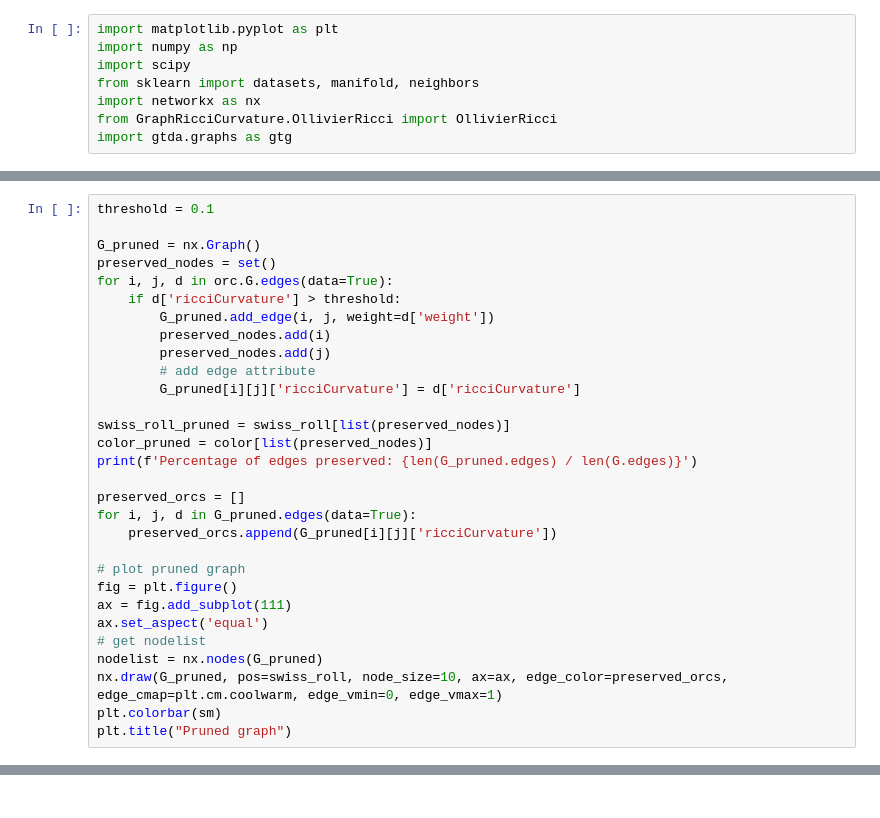
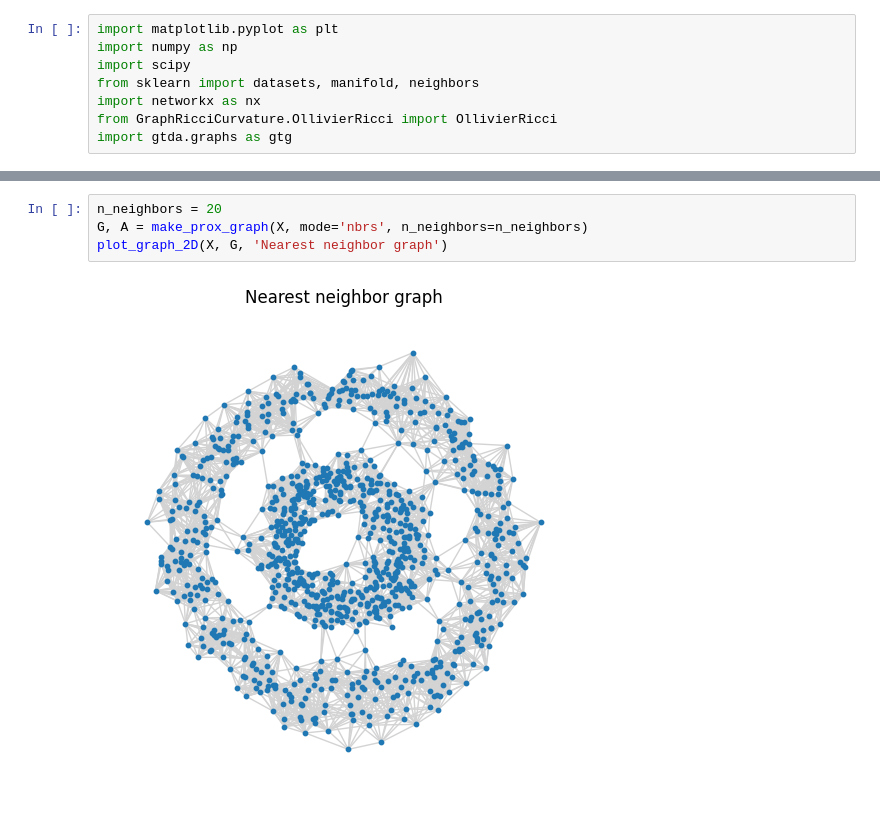
Before and after one commit to TristanSaidi/orcml, a Jupyter notebook: orcml.ipynb, the cells around one changed output, grey strips where cells are left out. Drawn from its saved outputs; the diff is of its cells as text.

```diff
--- a/orcml.ipynb
+++ b/orcml.ipynb
@@ -268,30 +8,0 @@ plt.show()
-# %%
-threshold = 0.1
-
-G_pruned = nx.Graph()
-preserved_nodes = set()
-for i, j, d in orc.G.edges(data=True):
-    if d['ricciCurvature'] > threshold:
-        G_pruned.add_edge(i, j, weight=d['weight'])
-        preserved_nodes.add(i)
-        preserved_nodes.add(j)
-        # add edge attribute
-        G_pruned[i][j]['ricciCurvature'] = d['ricciCurvature']
-
-swiss_roll_pruned = swiss_roll[list(preserved_nodes)]
-color_pruned = color[list(preserved_nodes)]
-print(f'Percentage of edges preserved: {len(G_pruned.edges) / len(G.edges)}')
-
-preserved_orcs = []
-for i, j, d in G_pruned.edges(data=True):
-    preserved_orcs.append(G_pruned[i][j]['ricciCurvature'])
-
-# plot pruned graph
-fig = plt.figure()
-ax = fig.add_subplot(111)
-ax.set_aspect('equal')
-# get nodelist
-nodelist = nx.nodes(G_pruned)
-nx.draw(G_pruned, pos=swiss_roll, node_size=10, ax=ax, edge_color=preserved_orcs, edge_cmap=plt.cm.coolwarm, edge_vmin=0, edge_vmax=1)
-plt.colorbar(sm)
-plt.title("Pruned graph")
@@ -343,0 +300,6 @@ Number of components: 1
+# %%
+n_neighbors = 20
+G, A = make_prox_graph(X, mode='nbrs', n_neighbors=n_neighbors)
+plot_graph_2D(X, G, 'Nearest neighbor graph')
+# %% [output]
+[figure, added]
```
Also changed, not shown: parts of 28 cells of this notebook.
